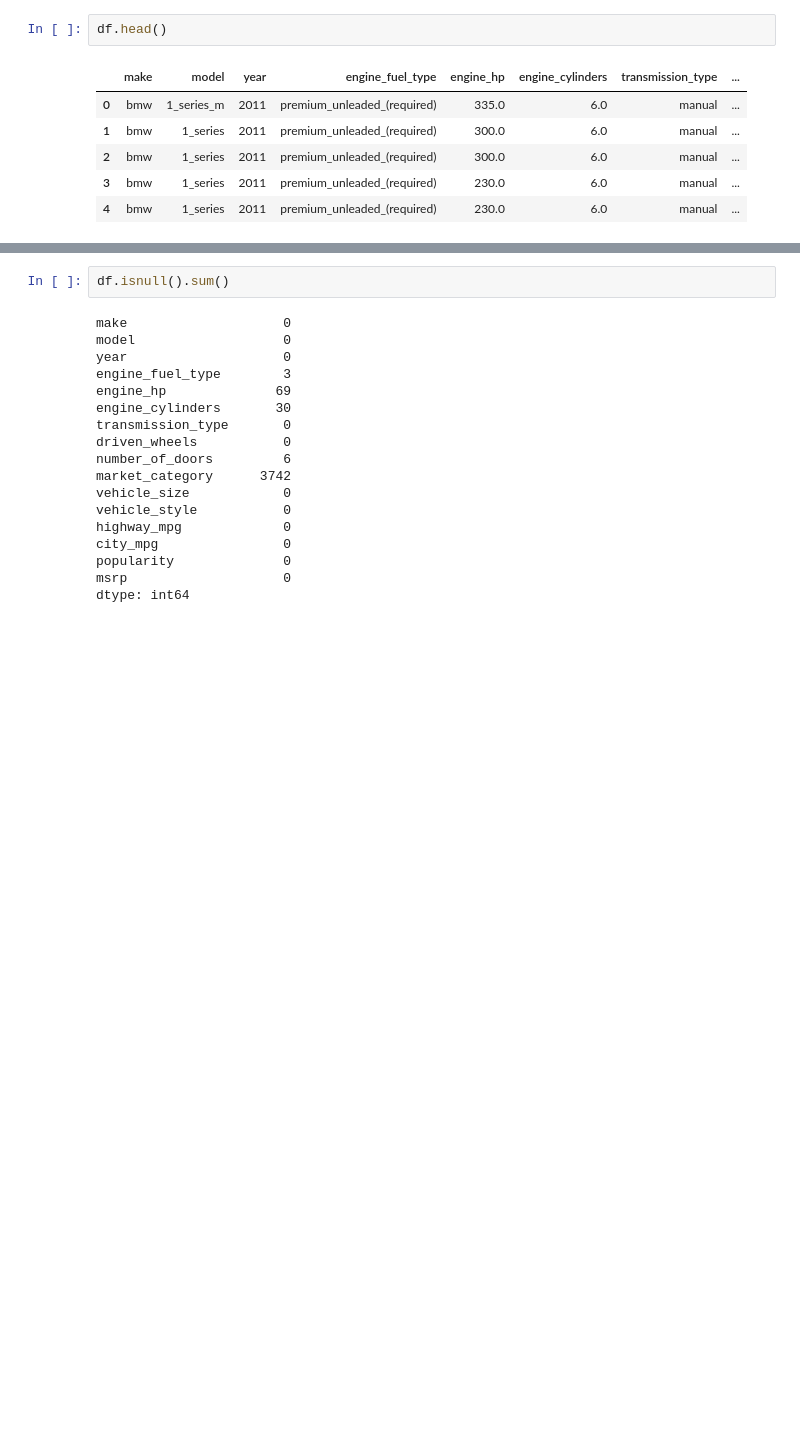
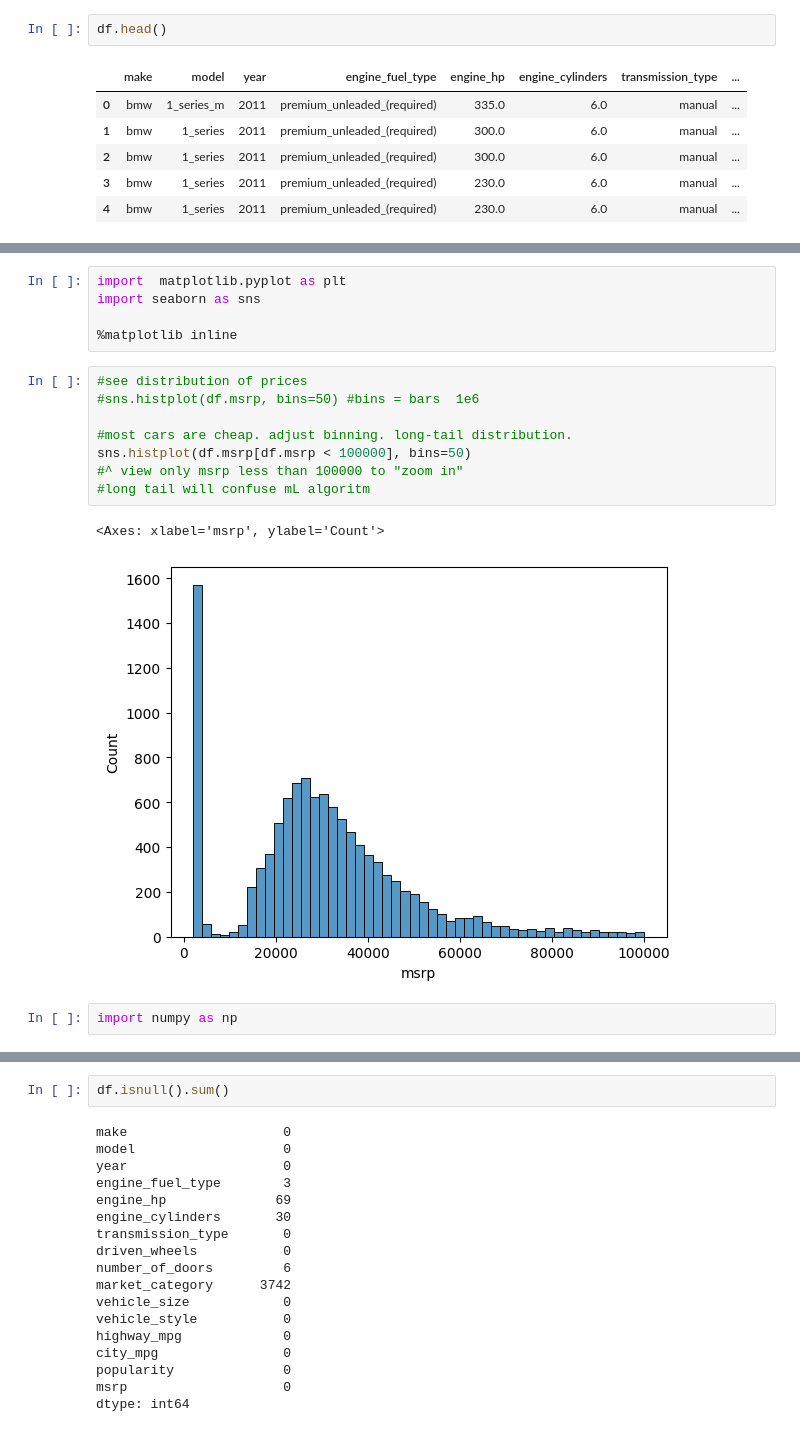
Before and after one commit to moonrayspex/machine-learning-dtzc-homework, a Jupyter notebook: 02-regression/02-carprice.ipynb, the cells around one changed output, grey strips where cells are left out. Drawn from its saved outputs; the diff is of its cells as text; blank space fills up the shorter version.

```diff
--- a/02-regression/02-carprice.ipynb
+++ b/02-regression/02-carprice.ipynb
@@ -39,0 +90,18 @@ df.head()
+# %%
+import  matplotlib.pyplot as plt
+import seaborn as sns
+
+%matplotlib inline
+# %%
+#see distribution of prices
+#sns.histplot(df.msrp, bins=50) #bins = bars  1e6
+
+#most cars are cheap. adjust binning. long-tail distribution.
+sns.histplot(df.msrp[df.msrp < 100000], bins=50)
+#^ view only msrp less than 100000 to "zoom in"
+#long tail will confuse mL algoritm
+# %% [output]
+<Axes: xlabel='msrp', ylabel='Count'>
+[figure, added]
+# %%
+import numpy as np
```
Also changed, not shown: parts of 30 cells of this notebook.
